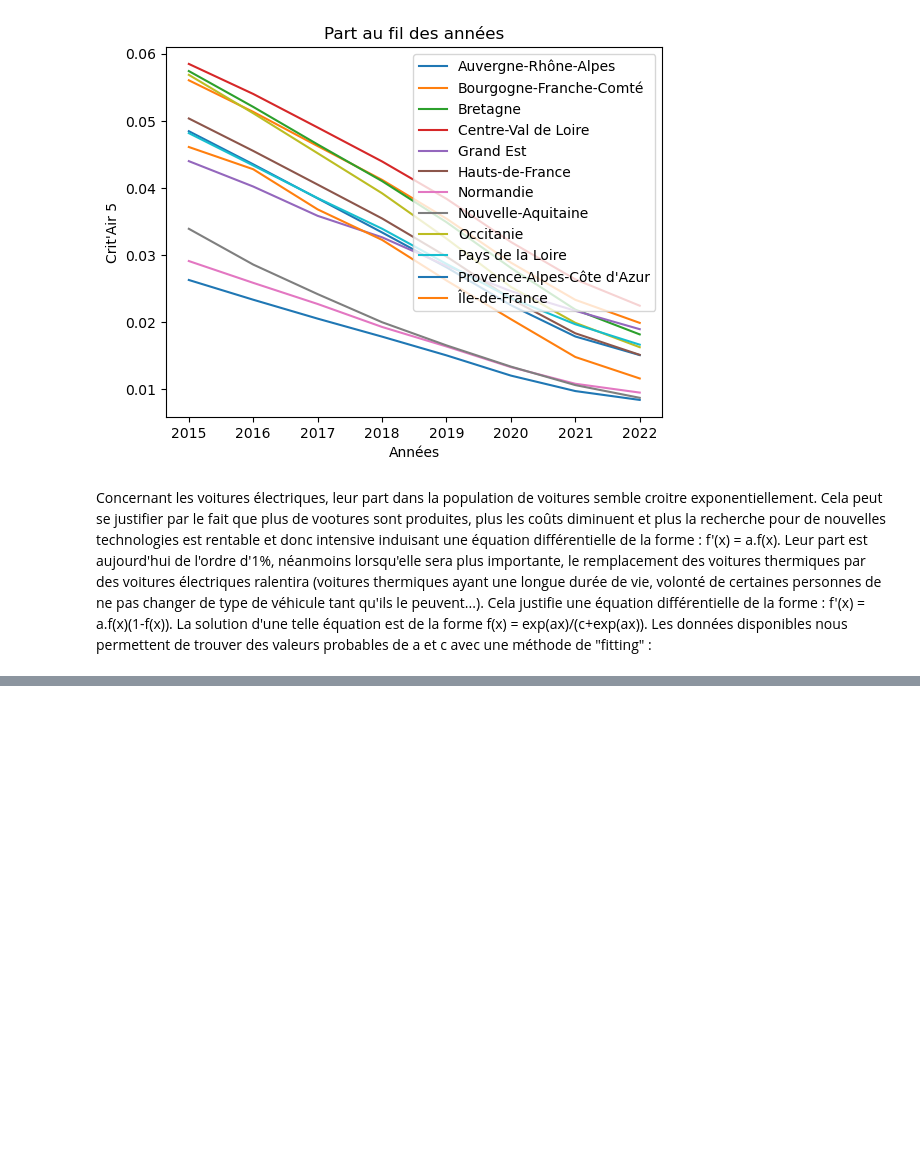
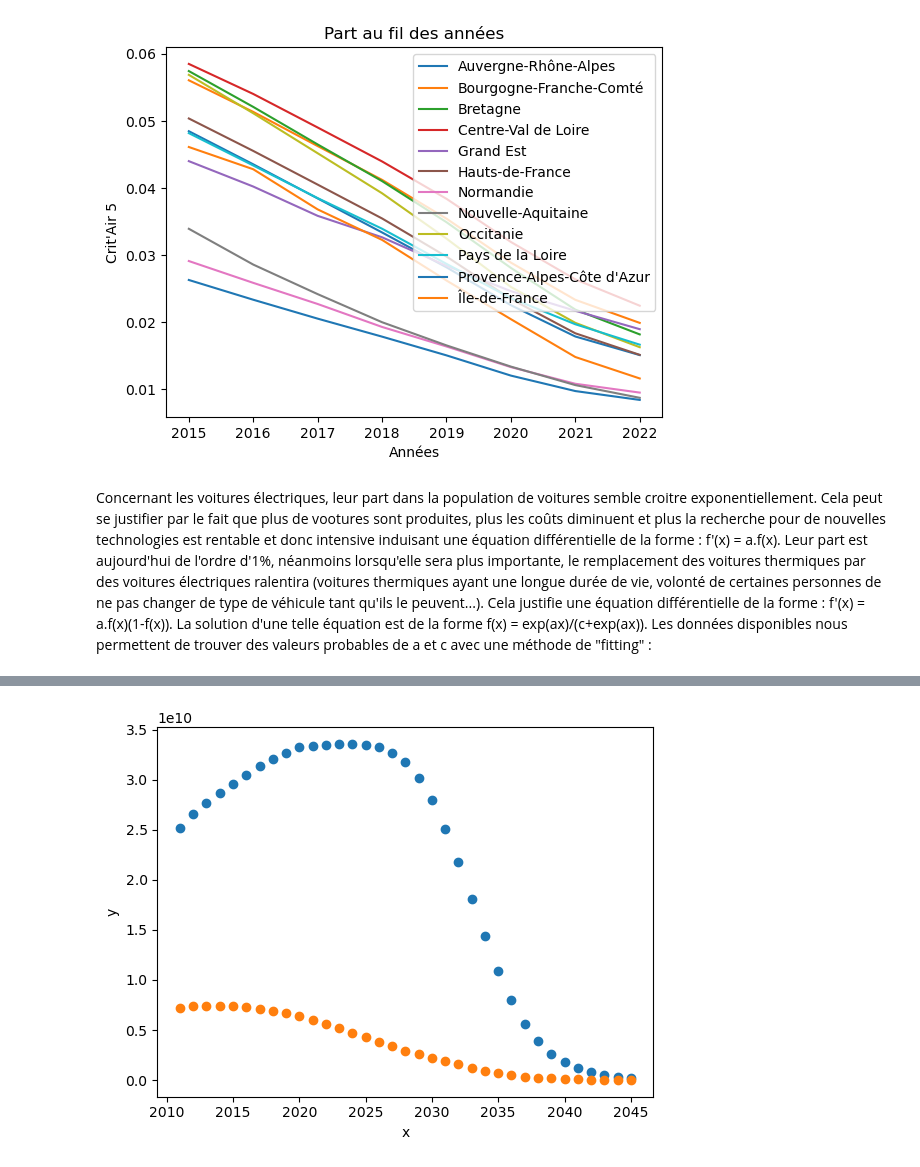
Before and after one commit to TheoLBTN/Projet-Python, a Jupyter notebook: Tendances.ipynb, the cells around one changed output, grey strips where cells are left out. Cells and saved outputs as stored; diff of their text form; code cells hidden in the pictures; blank space fills up the shorter version.

```diff
--- a/Tendances.ipynb
+++ b/Tendances.ipynb
@@ -405,0 +484,14 @@ df_emissions
+# %%
+emissions_totales_NOx = [0]*35
+emissions_totales_CO = [0]*35
+for i in range(35):
+    emissions_totales_NOx[i] = nb_voituresE[i]*emissions_par_critair.loc["Crit'Air E"]["NOx"] + nb_voitures1[i]*emissions_par_critair.loc["Crit'Air 1"]["NOx"] + nb_voitures2[i]*emissions_par_critair.loc["Crit'Air 2"]["NOx"] + nb_voitures3[i]*emissions_par_critair.loc["Crit'Air 3"]["NOx"] + nb_voitures4[i]*emissions_par_critair.loc["Crit'Air 4"]["NOx"] + nb_voitures5[i]*emissions_par_critair.loc["Crit'Air 5"]["NOx"]
+    emissions_totales_CO[i] = nb_voituresE[i]*emissions_par_critair.loc["Crit'Air E"]["CO"] + nb_voitures1[i]*emissions_par_critair.loc["Crit'Air 1"]["CO"] + nb_voitures2[i]*emissions_par_critair.loc["Crit'Air 2"]["CO"] + nb_voitures3[i]*emissions_par_critair.loc["Crit'Air 3"]["CO"] + nb_voitures4[i]*emissions_par_critair.loc["Crit'Air 4"]["CO"] + nb_voitures5[i]*emissions_par_critair.loc["Crit'Air 5"]["CO"]
+
+plt.scatter(np.arange(2011, 2046), emissions_totales_CO)
+plt.scatter(np.arange(2011, 2046), emissions_totales_NOx)
+plt.xlabel('x')
+plt.ylabel('y')
+plt.show()
+# %% [output]
+[figure, added]
```
Also changed, not shown: parts of 11 cells of this notebook.
